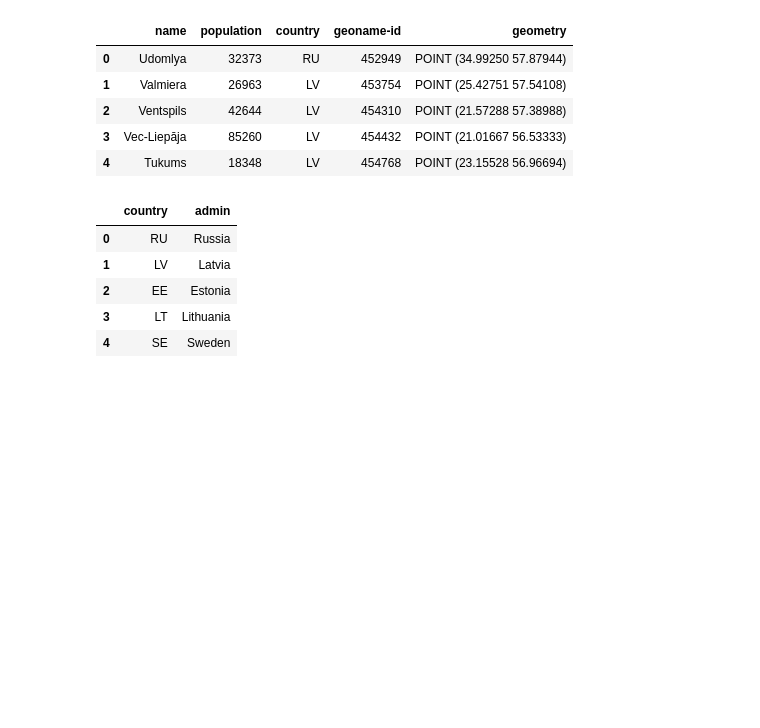
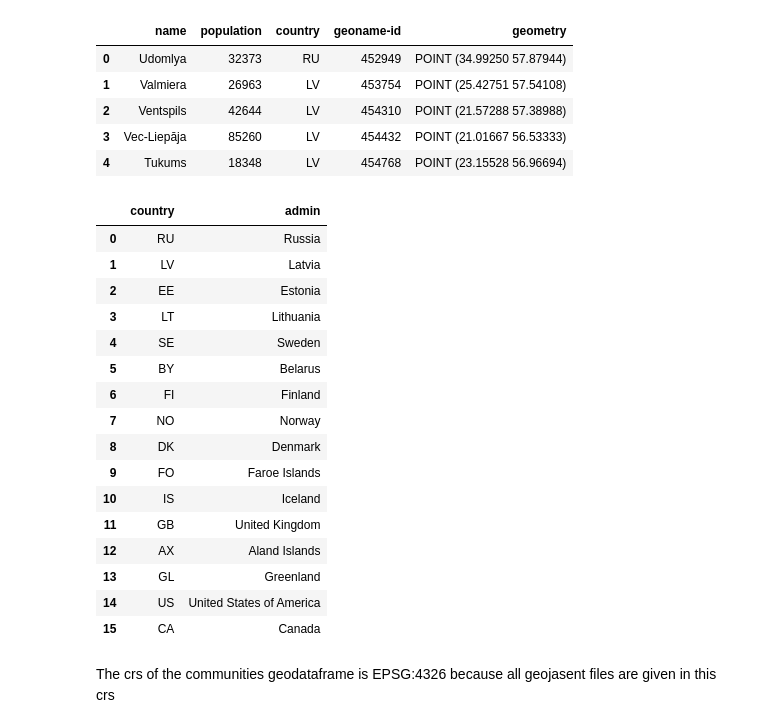
Before and after one commit to austinmartinez12/eds220-2025-in-class, a Jupyter notebook: week6/week6-reprojecting.ipynb, the cells around one changed output. Saved outputs shown, nothing was run; the diff lists cells and outputs as text; code cells hidden in the pictures; blank space fills up the shorter version.

```diff
--- a/week6/week6-reprojecting.ipynb
+++ b/week6/week6-reprojecting.ipynb
@@ -30,12 +30,25 @@ communities.head()
 # %%
 # Import country names from URL
 URL = 'https://raw.githubusercontent.com/MEDS-eds-220/MEDS-eds-220-course/refs/heads/main/book/chapters/lesson-12-merge-data/country_names.csv'
 country_names = pd.read_csv(URL)
-country_names.head()
+country_names
 # %% [output]
 |  | country | admin |
 | 0 | RU | Russia |
 | 1 | LV | Latvia |
 | 2 | EE | Estonia |
 | 3 | LT | Lithuania |
 | 4 | SE | Sweden |
+| 5 | BY | Belarus |
+| 6 | FI | Finland |
+| 7 | NO | Norway |
+| 8 | DK | Denmark |
+| 9 | FO | Faroe Islands |
+| 10 | IS | Iceland |
+| 11 | GB | United Kingdom |
+| 12 | AX | Aland Islands |
+| 13 | GL | Greenland |
+| 14 | US | United States of America |
+| 15 | CA | Canada |
+# %% [markdown]
+The crs of the communities geodataframe is EPSG:4326 because all geojasent files are given in this crs
```
Also changed, not shown: parts of 31 cells of this notebook, 1 other file.
